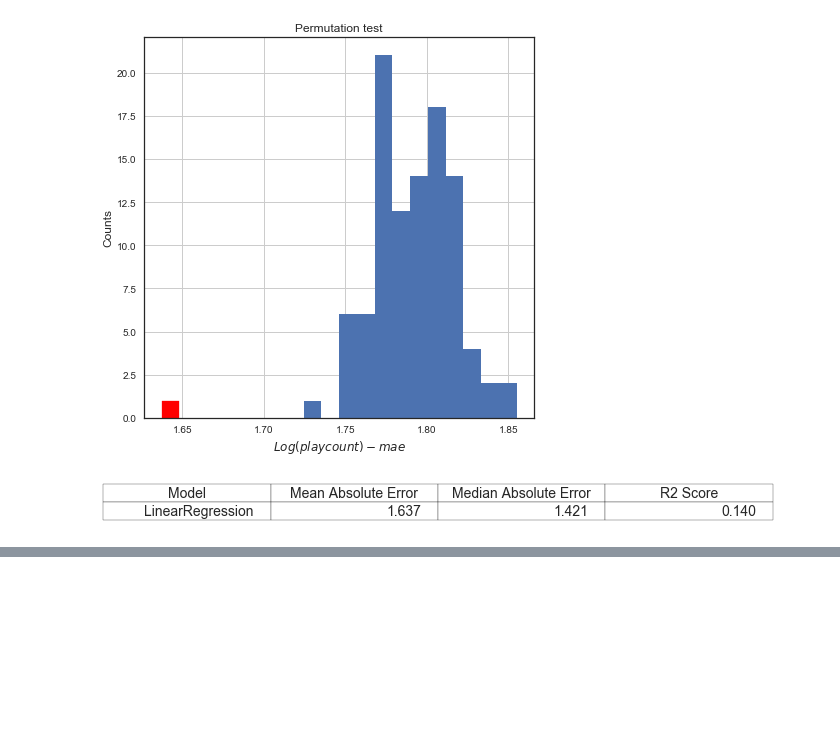
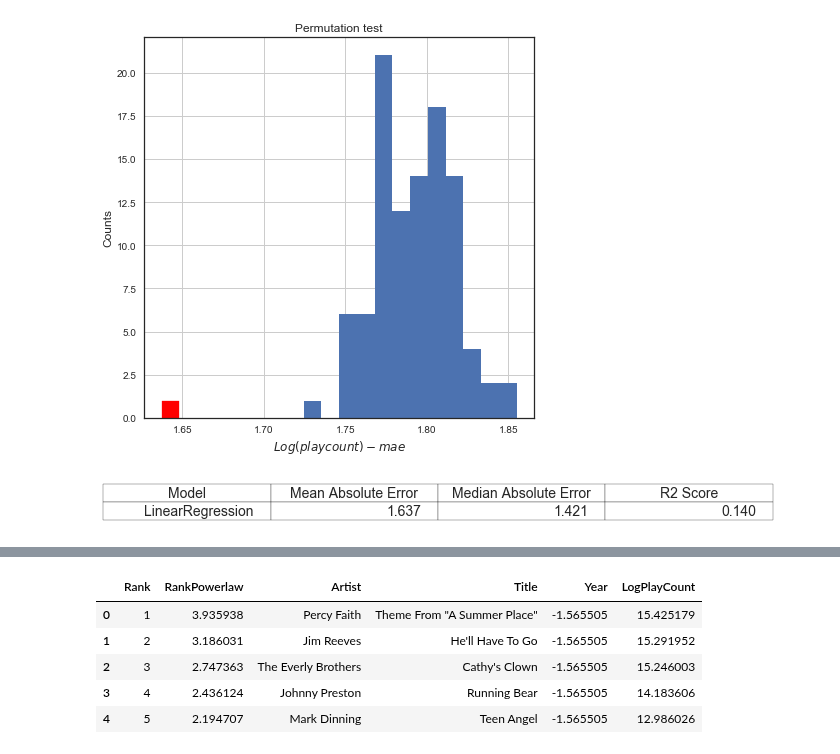
Before and after one commit to caitaozhan/CSE519-Homework-Project, a Jupyter notebook: TheProject/src/music-Caitao.ipynb, the cells around one changed output, grey strips where cells are left out. Cells and saved outputs as stored; diff of their text form; code cells hidden in the pictures; blank space fills up the shorter version.

```diff
--- a/TheProject/src/music-Caitao.ipynb
+++ b/TheProject/src/music-Caitao.ipynb
@@ -435,0 +507,9 @@ This is the plots/reports of LinearRegression
+# %%
+df_music_2.head()
+# %% [output]
+|  | Rank | RankPowerlaw | Artist | Title | Year | LogPlayCount |
+| 0 | 1 | 3.935938 | Percy Faith | Theme From "A Summer Place" | -1.565505 | 15.425179 |
+| 1 | 2 | 3.186031 | Jim Reeves | He'll Have To Go | -1.565505 | 15.291952 |
+| 2 | 3 | 2.747363 | The Everly Brothers | Cathy's Clown | -1.565505 | 15.246003 |
+| 3 | 4 | 2.436124 | Johnny Preston | Running Bear | -1.565505 | 14.183606 |
+| 4 | 5 | 2.194707 | Mark Dinning | Teen Angel | -1.565505 | 12.986026 |
```
Also changed, not shown: parts of 21 cells of this notebook, 6 other files.
